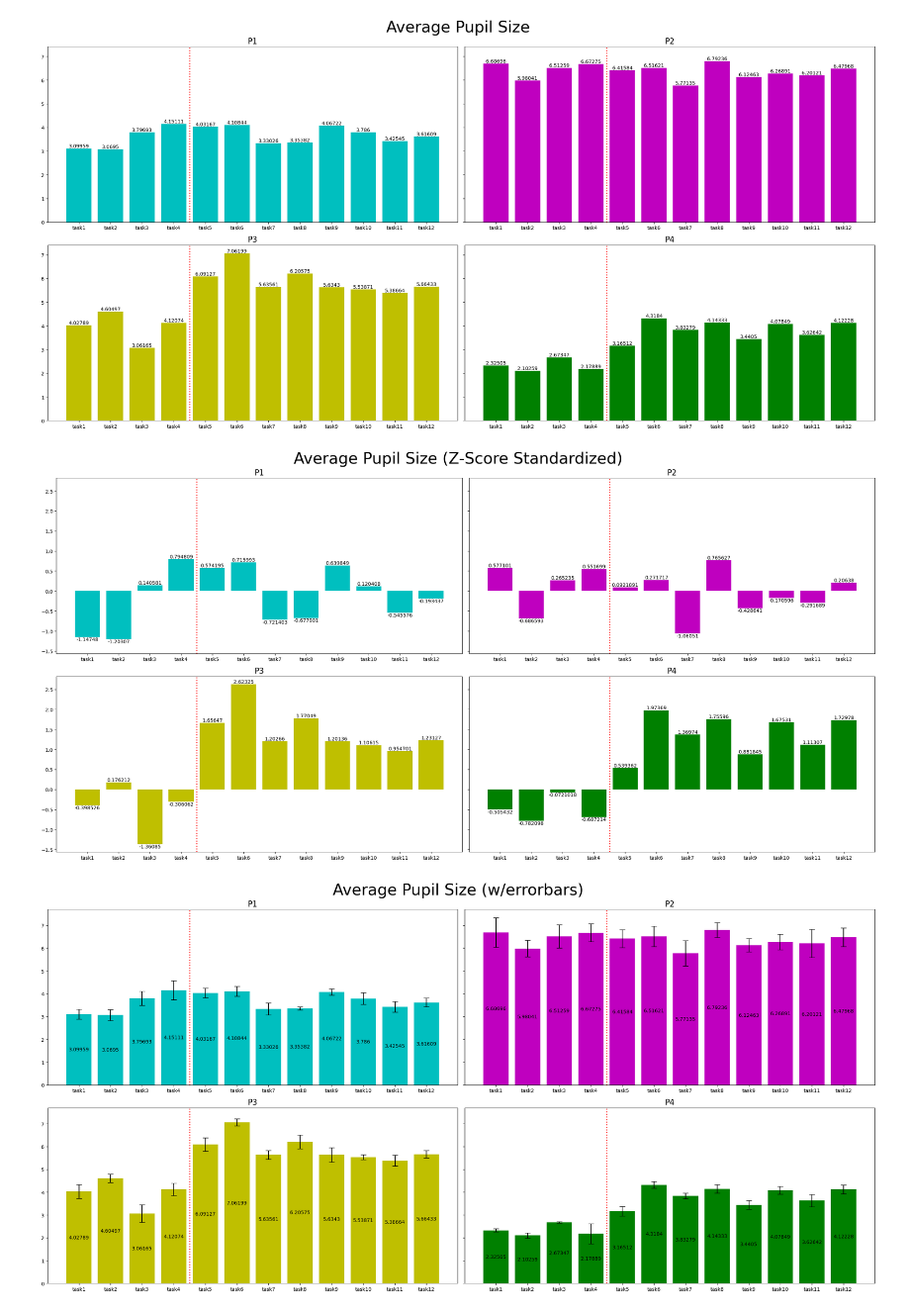
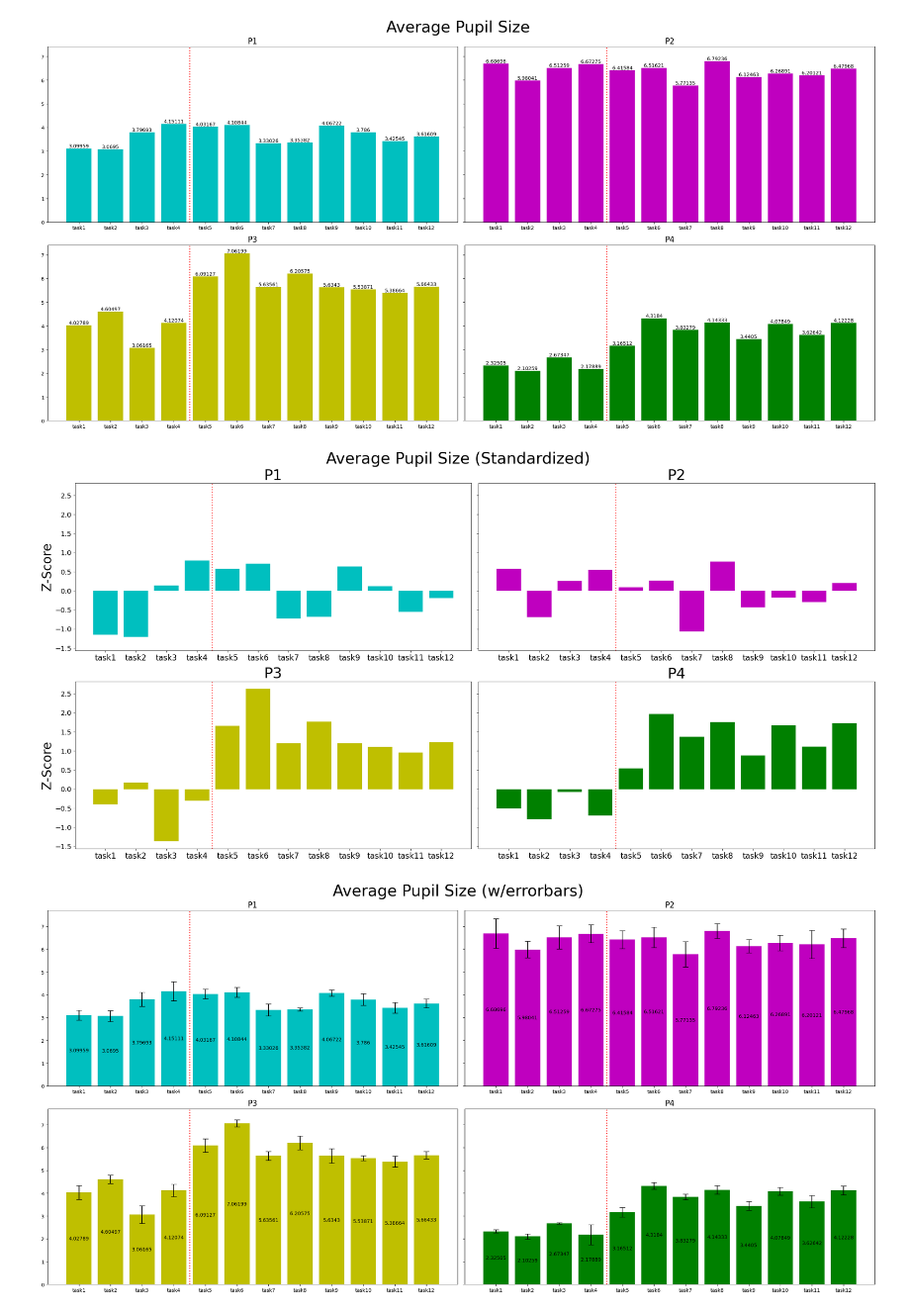
Before and after one commit to wnetzel/Pilot-Study, a Jupyter notebook: Notebooks/Pupils.ipynb, the cells around one changed output. Shown: that part at 99% size. Saved outputs shown, nothing was run; the diff lists cells and outputs as text; code cells hidden in the pictures.

```diff
--- a/Notebooks/Pupils.ipynb
+++ b/Notebooks/Pupils.ipynb
@@ -345,36 +350,42 @@ plt.show()
 # %%
 # Z-Score
 
 fig, axs = plt.subplots(2, 2, figsize=(24, 12), sharey=True)
 
-fig.suptitle('Average Pupil Size (Z-Score Standardized)', fontsize=32)
+fig.suptitle('Average Pupil Size (Standardized)', fontsize=32)
 
 rects1 = axs[0,0].bar(labels, avg_pup_plot_z[0], color='c')
 rects2 = axs[0,1].bar(labels, avg_pup_plot_z[1], color='m')
 rects3 = axs[1,0].bar(labels, avg_pup_plot_z[2], color='y')
 rects4 = axs[1,1].bar(labels, avg_pup_plot_z[3], color='g')
 
-axs[0,0].set_title('P1', fontsize=16)
-axs[0,1].set_title('P2', fontsize=16)
-axs[1,0].set_title('P3', fontsize=16)
-axs[1,1].set_title('P4', fontsize=16)
+axs[0,0].set_title('P1', fontsize=30)
+axs[0,1].set_title('P2', fontsize=30)
+axs[1,0].set_title('P3', fontsize=30)
+axs[1,1].set_title('P4', fontsize=30)
 
-axs[0,0].bar_label(rects1)
-axs[0,1].bar_label(rects2)
-axs[1,0].bar_label(rects3)
-axs[1,1].bar_label(rects4)
+axs[0,0].set_ylabel('Z-Score', fontsize=26)
+axs[1,0].set_ylabel('Z-Score', fontsize=26)
+
+#axs[0,0].bar_label(rects1)
+#axs[0,1].bar_label(rects2)
+#axs[1,0].bar_label(rects3)
+#axs[1,1].bar_label(rects4)
 
 # Border between Impro and Scales
-axs[0,0].axvline(x=3.5, ls=':', lw=2, c='r')
-axs[0,1].axvline(x=3.5, ls=':', lw=2, c='r')
-axs[1,0].axvline(x=3.5, ls=':', lw=2, c='r')
-axs[1,1].axvline(x=3.5, ls=':', lw=2, c='r')
+axs[0,0].axvline(x=3.5, ls=':', lw=2, c='r', alpha=0.7)
+axs[0,1].axvline(x=3.5, ls=':', lw=2, c='r', alpha=0.7)
+axs[1,0].axvline(x=3.5, ls=':', lw=2, c='r', alpha=0.7)
+axs[1,1].axvline(x=3.5, ls=':', lw=2, c='r', alpha=0.7)
+
+#plt.xticks(fontsize=18)
+#plt.yticks(fontsize=16)
 
 fig.tight_layout()
 plt.savefig('./plots/pup_plot_zscore.pdf')
 plt.show()
 # %% [output]
-[figure, old version]
+[figure, new version]
 # %%
 fig, axs = plt.subplots(2, 2, figsize=(24, 12), sharey=True)
 
```
Also changed, not shown: parts of 2 cells of this notebook, 16 other files.
